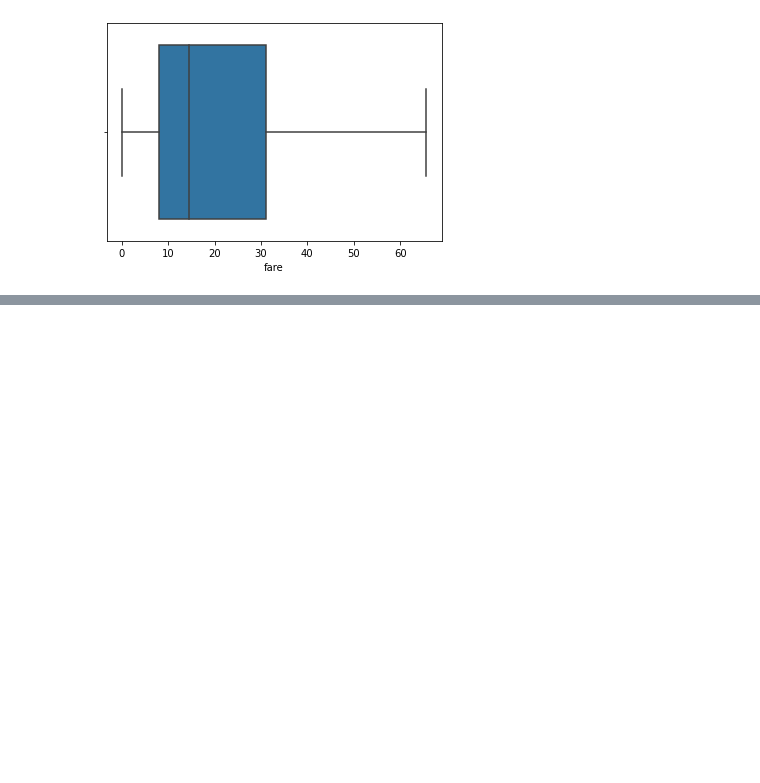
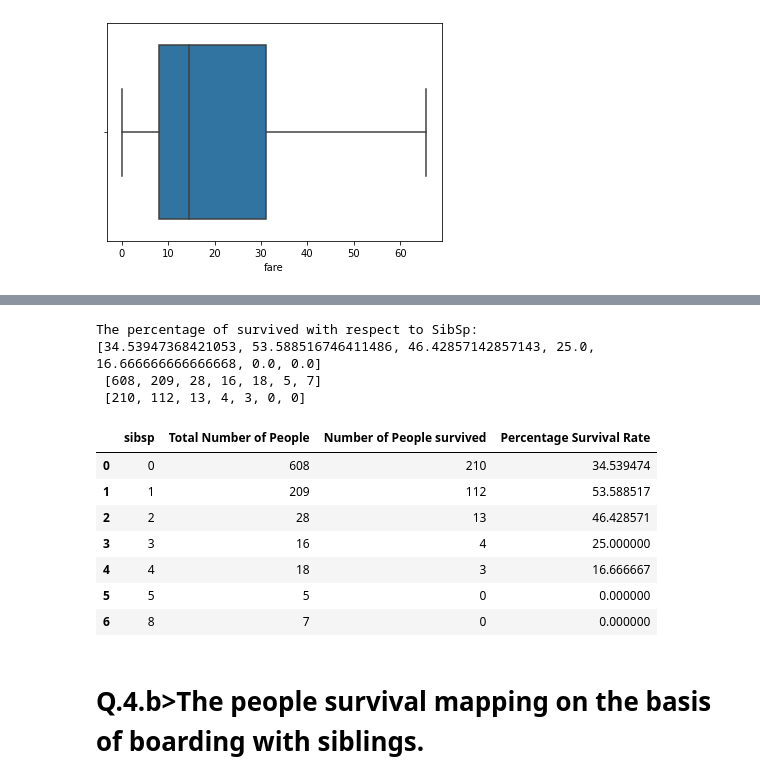
Before and after one commit to Gyanesh41/Data_Preprocessing, a Jupyter notebook: Gyanesh_Raj_Titanic.ipynb, the cells around one changed output, grey strips where cells are left out. Drawn from its saved outputs; the diff is of its cells as text; code cells hidden in the pictures; blank space fills up the shorter version.

```diff
--- a/Gyanesh_Raj_Titanic.ipynb
+++ b/Gyanesh_Raj_Titanic.ipynb
@@ -296,0 +297,27 @@ plt.grid();plt.show();
+# %%
+print("The percentage of survived with respect to SibSp:");
+ns=[];nt=[];psr=[];loop=g.titan["sibsp"].unique();loop.sort();
+for i in loop:
+    ls=int(g.titan["sibsp"].where(g.titan["sibsp"].where(g.titan["survived"]==1)==i).dropna().count())
+    lt=int(g.titan["sibsp"].where(g.titan["sibsp"]==i).dropna().count())
+    ns.append(ls);
+    nt.append(lt);
+    psr.append(100*ls/lt)
+print(psr,"\n",nt,"\n",ns)
+mydict={"sibsp":loop,"Total Number of People":nt,"Number of People survived":ns,"Percentage Survival Rate":psr}
+pd.DataFrame(mydict)
+# %% [output]
+The percentage of survived with respect to SibSp:
+[34.53947368421053, 53.588516746411486, 46.42857142857143, 25.0, 16.666666666666668, 0.0, 0.0]
+ [608, 209, 28, 16, 18, 5, 7]
+ [210, 112, 13, 4, 3, 0, 0]
+|  | sibsp | Total Number of People | Number of People survived | Percentage Survival Rate |
+| 0 | 0 | 608 | 210 | 34.539474 |
+| 1 | 1 | 209 | 112 | 53.588517 |
+| 2 | 2 | 28 | 13 | 46.428571 |
+| 3 | 3 | 16 | 4 | 25.000000 |
+| 4 | 4 | 18 | 3 | 16.666667 |
+| 5 | 5 | 5 | 0 | 0.000000 |
+| 6 | 8 | 7 | 0 | 0.000000 |
+# %% [markdown]
+# Q.4.b>The people survival mapping on the basis of boarding with siblings.
```
Also changed, not shown: parts of 2 cells of this notebook.
